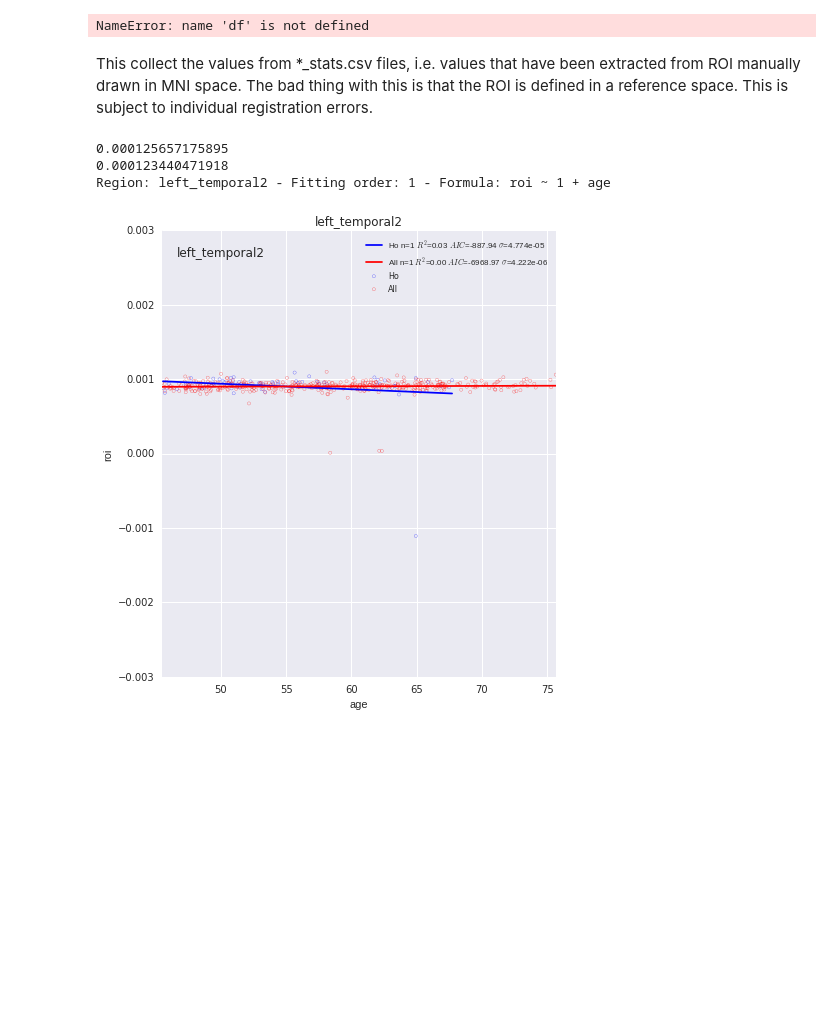
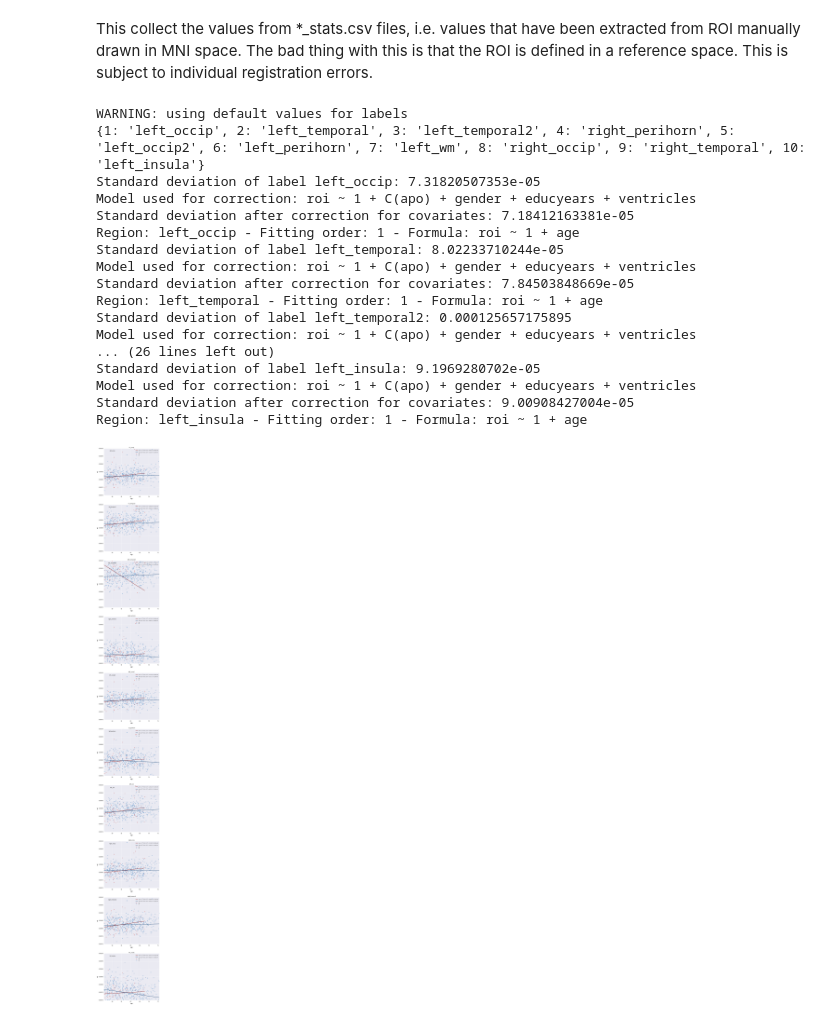
Before and after one commit to xgrg/alfa, a Jupyter notebook: notebooks/ROI analyses/ROI analysis (MNI space) DARTEL csf.5 (ROI DARTEL).ipynb, the cells around one changed output. Saved outputs shown, nothing was run; the diff lists cells and outputs as text; code cells hidden in the pictures; blank space fills up the shorter version.

```diff
--- a/notebooks/ROI analyses/ROI analysis (MNI space) DARTEL csf.5 (ROI DARTEL).ipynb
+++ b/notebooks/ROI analyses/ROI analysis (MNI space) DARTEL csf.5 (ROI DARTEL).ipynb
@@ -172,8 +7,0 @@ data.head()
-# %%
-y_name = 'roi'
-x_name = ['apo', 'age', 'gender', 'educyears', 'ventricles']
-#test_scores = sm.OLS(np.asarray(df[y_name]), np.asarray(df[x_name])).fit()
-model = 'roi ~ 1 + C(apo) + age + gender + educyears + ventricles'
-test_scores = ols(model, data=df).fit()
-# %% [output]
-NameError: name 'df' is not defined
@@ -273,17 +8,35 @@ def plot_regions(data, regions, nb_orders=3):
 # %% [markdown]
 This collect the values from \*\_stats.csv files, i.e. values that have been extracted from ROI manually drawn in MNI space.
 The bad thing with this is that the ROI is defined in a reference space. This is subject to individual registration errors.
-# %%
-import seaborn
-regions = [3]
-plot_regions(data, regions)
-
-#plot_regions(data, [71,72])
-# %% [output]
-0.000125657175895
-0.000123440471918
-Region: left_temporal2 - Fitting order: 1 - Formula: roi ~ 1 + age
-[figure, removed]
+# %%
+regions = range(1,11)
+data = pd.read_excel('/tmp/covariates.xls')
+data['subject'] = data.index
+data = data.sort_values(['apo', 'subject'])
+src = '/tmp/roivalues_csf.5/'
+filepattern = '*_stats.csv'
+csvfiles = glob(osp.join(src, filepattern))
+subjects = [string.atoi(e.split('/')[-1].split('_')[0]) for e in csvfiles]
+plot_regions(data, regions, csvfiles, subjects, groups=['HO','All'], ylim=[0.0007,0.001])
+# %% [output]
+WARNING: using default values for labels
+{1: 'left_occip', 2: 'left_temporal', 3: 'left_temporal2', 4: 'right_perihorn', 5: 'left_occip2', 6: 'left_perihorn', 7: 'left_wm', 8: 'right_occip', 9: 'right_temporal', 10: 'left_insula'}
+Standard deviation of label left_occip: 7.31820507353e-05
+Model used for correction: roi ~ 1 + C(apo) + gender + educyears + ventricles
+Standard deviation after correction for covariates: 7.18412163381e-05
+Region: left_occip - Fitting order: 1 - Formula: roi ~ 1 + age
+Standard deviation of label left_temporal: 8.02233710244e-05
+Model used for correction: roi ~ 1 + C(apo) + gender + educyears + ventricles
+Standard deviation after correction for covariates: 7.84503848669e-05
+Region: left_temporal - Fitting order: 1 - Formula: roi ~ 1 + age
+Standard deviation of label left_temporal2: 0.000125657175895
+Model used for correction: roi ~ 1 + C(apo) + gender + educyears + ventricles
+... (26 lines left out)
+Standard deviation of label left_insula: 9.1969280702e-05
+Model used for correction: roi ~ 1 + C(apo) + gender + educyears + ventricles
+Standard deviation after correction for covariates: 9.00908427004e-05
+Region: left_insula - Fitting order: 1 - Formula: roi ~ 1 + age
+[figure, added]
 # %%
 import plotly
 #plotly.init_notebook_mode()
```
Also changed, not shown: parts of 11 cells of this notebook, 4 other files.
